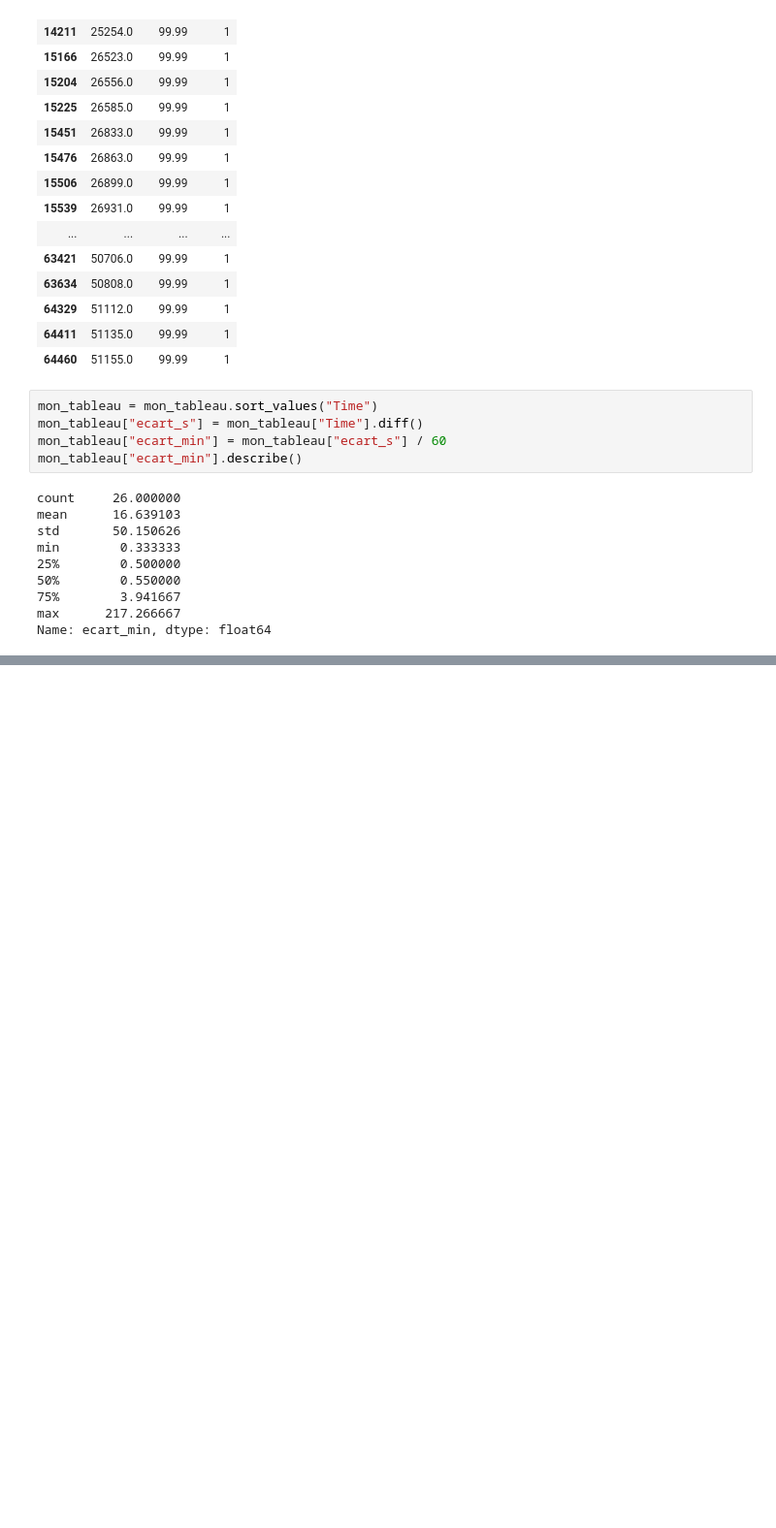
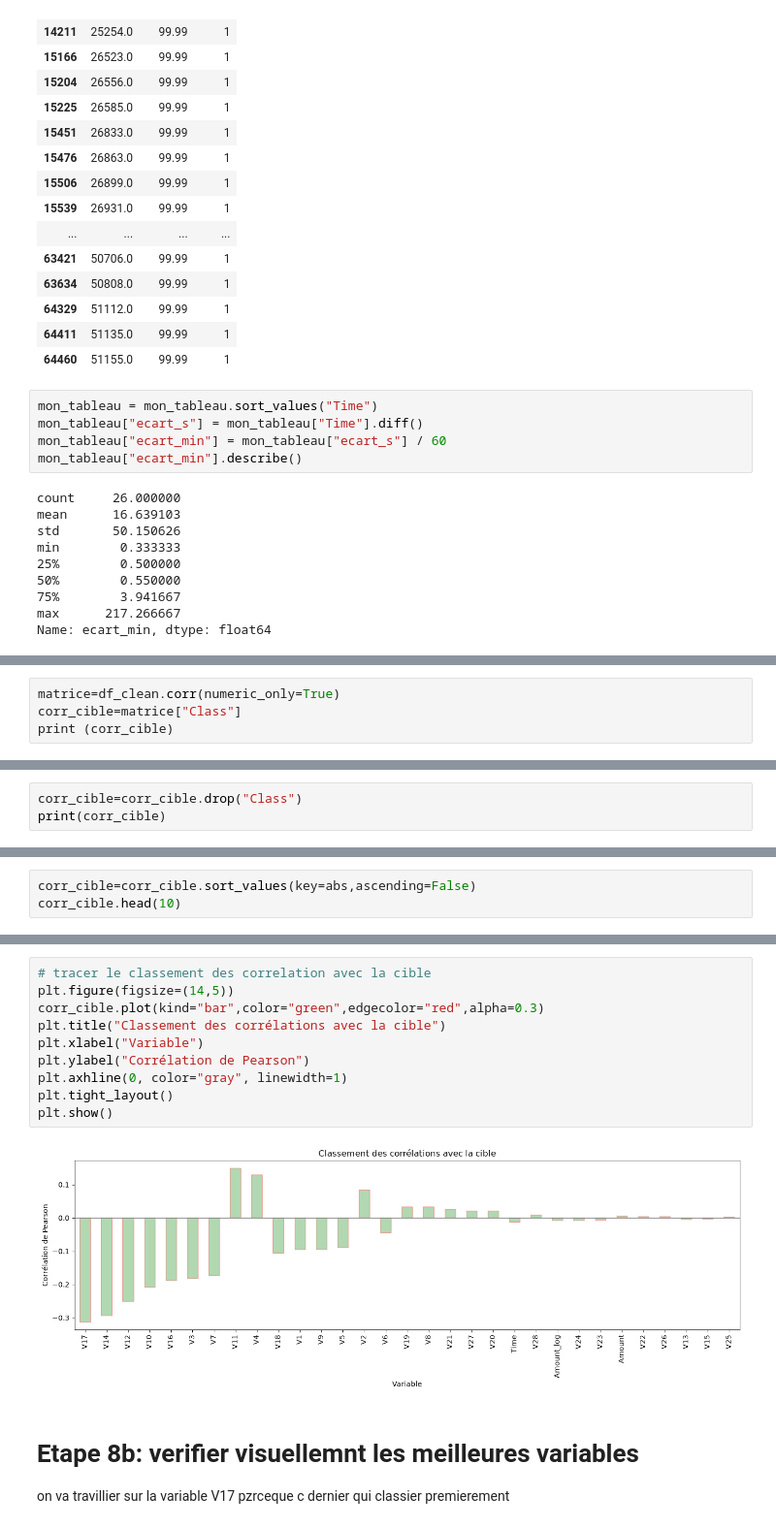
Before and after one commit to safasaaidi/fraud-detection, a Jupyter notebook: notebooks/01_exploration.ipynb, the cells around one changed output, grey strips where cells are left out. Shown at 97% size. Drawn from its saved outputs; the diff is of its cells as text; blank space fills up the shorter version.

Commit message:
Log transform of Amount, repeated fraud amounts (1.00 and 99.99 EUR), correlation with Class (top: V17, V14, V12), V17 boxplot and describe by class. Open: V14 and control variable.

```diff
--- a/notebooks/01_exploration.ipynb
+++ b/notebooks/01_exploration.ipynb
@@ -505,0 +675,4 @@ Name: ecart_min, dtype: float64
+# %%
+matrice=df_clean.corr(numeric_only=True)
+corr_cible=matrice["Class"]
+print (corr_cible)
@@ -505,0 +697,3 @@ Name: ecart_min, dtype: float64
+# %%
+corr_cible=corr_cible.drop("Class")
+print(corr_cible)
@@ -505,0 +718,3 @@ Name: ecart_min, dtype: float64
+# %%
+corr_cible=corr_cible.sort_values(key=abs,ascending=False)
+corr_cible.head(10)
@@ -505,0 +733,15 @@ Name: ecart_min, dtype: float64
+# %%
+# tracer le classement des correlation avec la cible
+plt.figure(figsize=(14,5))
+corr_cible.plot(kind="bar",color="green",edgecolor="red",alpha=0.3)
+plt.title("Classement des corrélations avec la cible")
+plt.xlabel("Variable")
+plt.ylabel("Corrélation de Pearson")
+plt.axhline(0, color="gray", linewidth=1)
+plt.tight_layout()
+plt.show()
+# %% [output]
+[figure, added]
+# %% [markdown]
+# Etape 8b: verifier visuellemnt les meilleures variables
+ on va travillier sur la variable V17 pzrceque c dernier qui classier premierement
```
Also changed, not shown: parts of 21 cells of this notebook.
